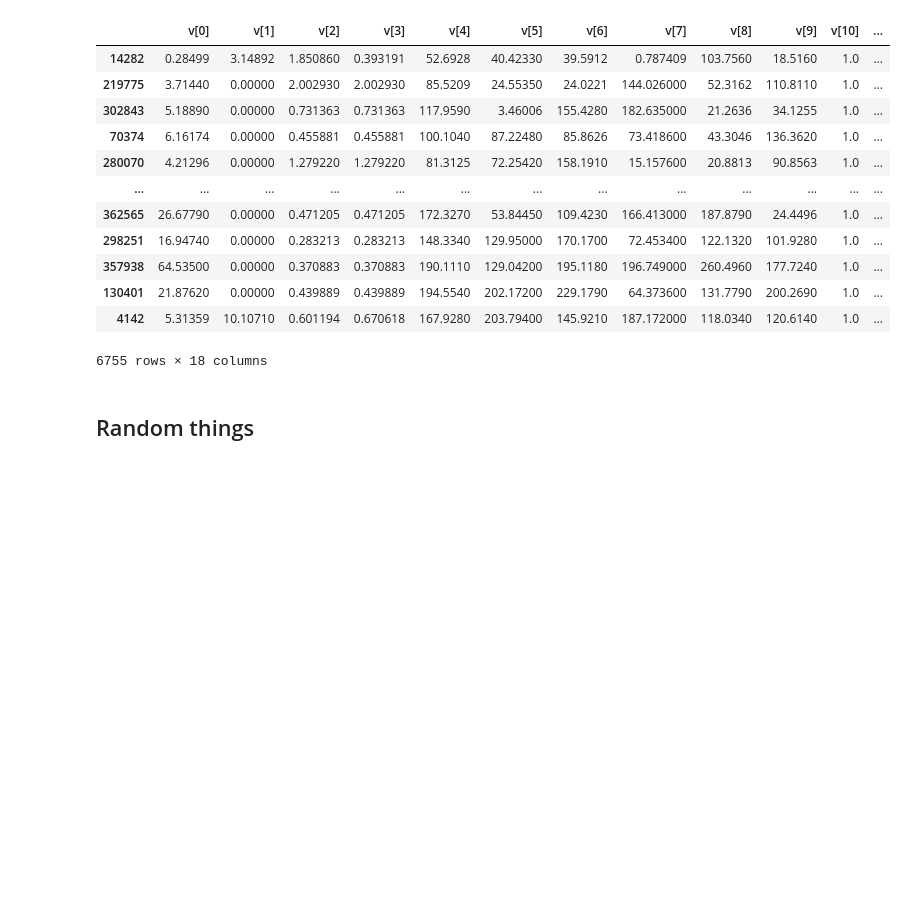
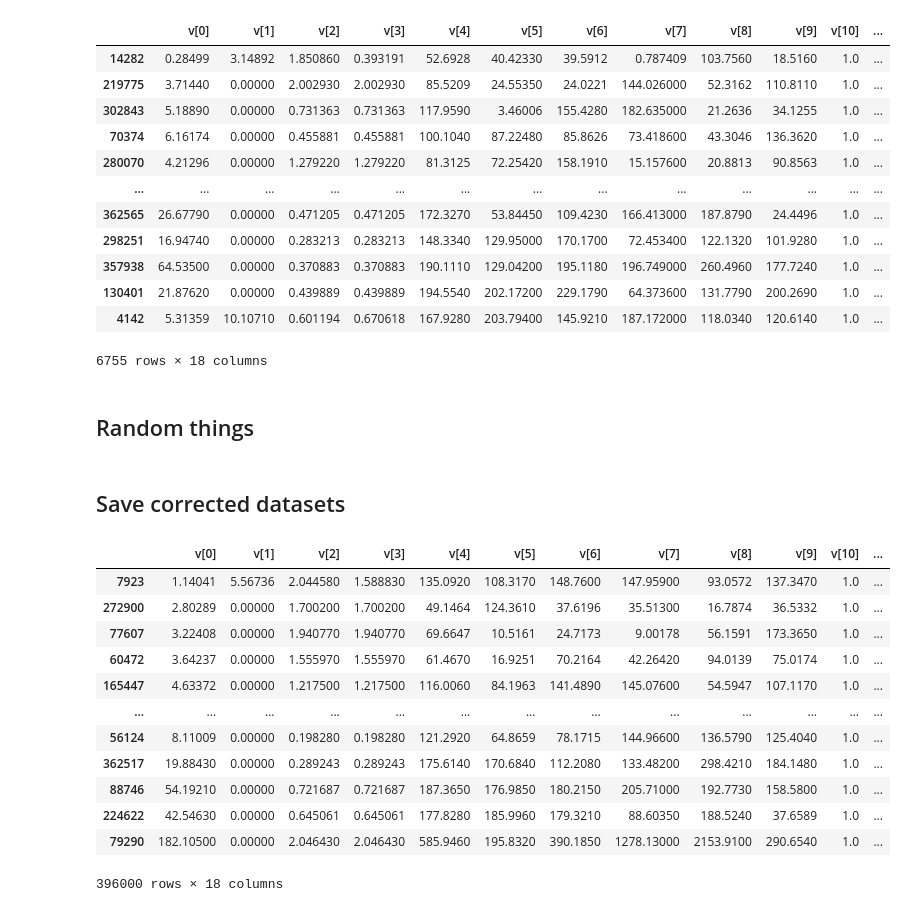
Before and after one commit to lucamasserano/muonEnergy-lfi, a Jupyter notebook: playground.ipynb, the cells around one changed output. Drawn from its saved outputs; the diff is of its cells as text; code cells hidden in the pictures; blank space fills up the shorter version.

```diff
--- a/playground.ipynb
+++ b/playground.ipynb
@@ -237,3 +238,24 @@ data_arr = data.to_numpy()
 data_arr[np.isin(data_arr[:, -1], data_arr[:, -1][:15])][:,-1]
 # %%
 np.where(np.isin(data_arr[:,-1], 1957.78))[0]
+# %% [markdown]
+## Save corrected datasets
+# %%
+data = pd.read_csv('./data/MuEloss_correct.csv', sep=" ")
+data["correct_true_energy"] = correct_energies
+# %%
+data.sort_values(by="correct_true_energy")
+# %% [output]
+|  | v[0] | v[1] | v[2] | v[3] | v[4] | v[5] | v[6] | v[7] | v[8] | v[9] | v[10] | ... |
+| 7923 | 1.14041 | 5.56736 | 2.044580 | 1.588830 | 135.0920 | 108.3170 | 148.7600 | 147.95900 | 93.0572 | 137.3470 | 1.0 | ... |
+| 272900 | 2.80289 | 0.00000 | 1.700200 | 1.700200 | 49.1464 | 124.3610 | 37.6196 | 35.51300 | 16.7874 | 36.5332 | 1.0 | ... |
+| 77607 | 3.22408 | 0.00000 | 1.940770 | 1.940770 | 69.6647 | 10.5161 | 24.7173 | 9.00178 | 56.1591 | 173.3650 | 1.0 | ... |
+| 60472 | 3.64237 | 0.00000 | 1.555970 | 1.555970 | 61.4670 | 16.9251 | 70.2164 | 42.26420 | 94.0139 | 75.0174 | 1.0 | ... |
+| 165447 | 4.63372 | 0.00000 | 1.217500 | 1.217500 | 116.0060 | 84.1963 | 141.4890 | 145.07600 | 54.5947 | 107.1170 | 1.0 | ... |
+| ... | ... | ... | ... | ... | ... | ... | ... | ... | ... | ... | ... | ... |
+| 56124 | 8.11009 | 0.00000 | 0.198280 | 0.198280 | 121.2920 | 64.8659 | 78.1715 | 144.96600 | 136.5790 | 125.4040 | 1.0 | ... |
+| 362517 | 19.88430 | 0.00000 | 0.289243 | 0.289243 | 175.6140 | 170.6840 | 112.2080 | 133.48200 | 298.4210 | 184.1480 | 1.0 | ... |
+| 88746 | 54.19210 | 0.00000 | 0.721687 | 0.721687 | 187.3650 | 176.9850 | 180.2150 | 205.71000 | 192.7730 | 158.5800 | 1.0 | ... |
+| 224622 | 42.54630 | 0.00000 | 0.645061 | 0.645061 | 177.8280 | 185.9960 | 179.3210 | 88.60350 | 188.5240 | 37.6589 | 1.0 | ... |
+| 79290 | 182.10500 | 0.00000 | 2.046430 | 2.046430 | 585.9460 | 195.8320 | 390.1850 | 1278.13000 | 2153.9100 | 290.6540 | 1.0 | ... |
+396000 rows × 18 columns
```
Also changed, not shown: parts of 9 cells of this notebook, 15 other files.
